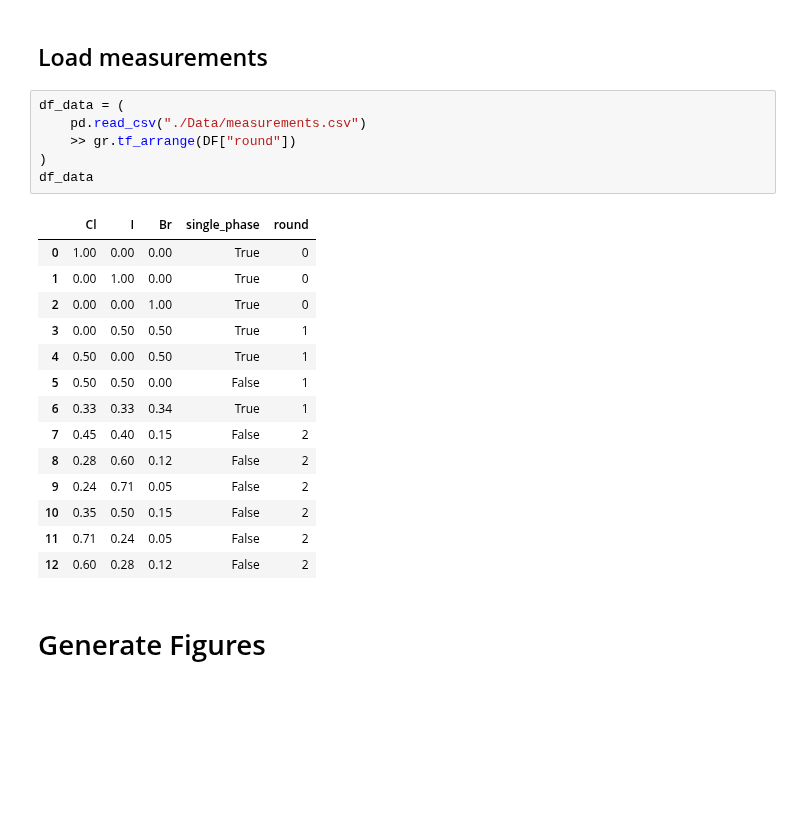
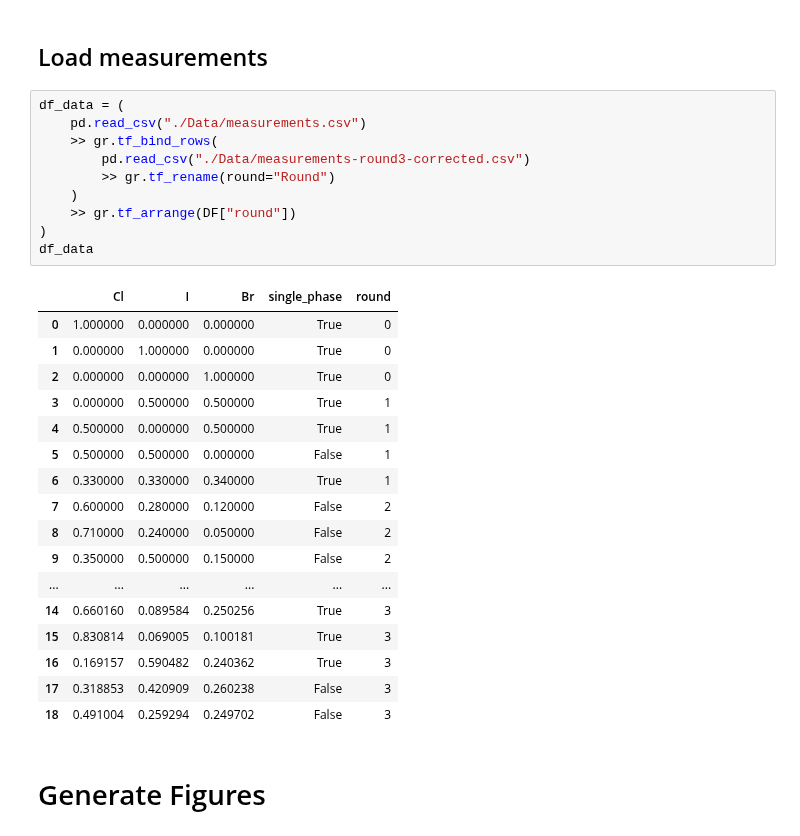
Before and after one commit to kaybr24/perovskite-solar, a Jupyter notebook: figures.ipynb, the cells around one changed output. Saved outputs shown, nothing was run; the diff lists cells and outputs as text; blank space fills up the shorter version.

```diff
--- a/figures.ipynb
+++ b/figures.ipynb
@@ -85,24 +85,31 @@ df_tri_guides = (
 # %%
 df_data = (
     pd.read_csv("./Data/measurements.csv")
+    >> gr.tf_bind_rows(
+        pd.read_csv("./Data/measurements-round3-corrected.csv")
+        >> gr.tf_rename(round="Round")
+    )
     >> gr.tf_arrange(DF["round"])
 )
 df_data
 # %% [output]
 |  | Cl | I | Br | single_phase | round |
-| 0 | 1.00 | 0.00 | 0.00 | True | 0 |
-| 1 | 0.00 | 1.00 | 0.00 | True | 0 |
-| 2 | 0.00 | 0.00 | 1.00 | True | 0 |
-| 3 | 0.00 | 0.50 | 0.50 | True | 1 |
-| 4 | 0.50 | 0.00 | 0.50 | True | 1 |
-| 5 | 0.50 | 0.50 | 0.00 | False | 1 |
-| 6 | 0.33 | 0.33 | 0.34 | True | 1 |
-| 7 | 0.45 | 0.40 | 0.15 | False | 2 |
-| 8 | 0.28 | 0.60 | 0.12 | False | 2 |
-| 9 | 0.24 | 0.71 | 0.05 | False | 2 |
-| 10 | 0.35 | 0.50 | 0.15 | False | 2 |
-| 11 | 0.71 | 0.24 | 0.05 | False | 2 |
-| 12 | 0.60 | 0.28 | 0.12 | False | 2 |
+| 0 | 1.000000 | 0.000000 | 0.000000 | True | 0 |
+| 1 | 0.000000 | 1.000000 | 0.000000 | True | 0 |
+| 2 | 0.000000 | 0.000000 | 1.000000 | True | 0 |
+| 3 | 0.000000 | 0.500000 | 0.500000 | True | 1 |
+| 4 | 0.500000 | 0.000000 | 0.500000 | True | 1 |
+| 5 | 0.500000 | 0.500000 | 0.000000 | False | 1 |
+| 6 | 0.330000 | 0.330000 | 0.340000 | True | 1 |
+| 7 | 0.600000 | 0.280000 | 0.120000 | False | 2 |
+| 8 | 0.710000 | 0.240000 | 0.050000 | False | 2 |
+| 9 | 0.350000 | 0.500000 | 0.150000 | False | 2 |
+| ... | ... | ... | ... | ... | ... |
+| 14 | 0.660160 | 0.089584 | 0.250256 | True | 3 |
+| 15 | 0.830814 | 0.069005 | 0.100181 | True | 3 |
+| 16 | 0.169157 | 0.590482 | 0.240362 | True | 3 |
+| 17 | 0.318853 | 0.420909 | 0.260238 | False | 3 |
+| 18 | 0.491004 | 0.259294 | 0.249702 | False | 3 |
 # %% [markdown]
 # Generate Figures
 # %% [markdown]
```
Also changed, not shown: parts of 6 cells of this notebook.
